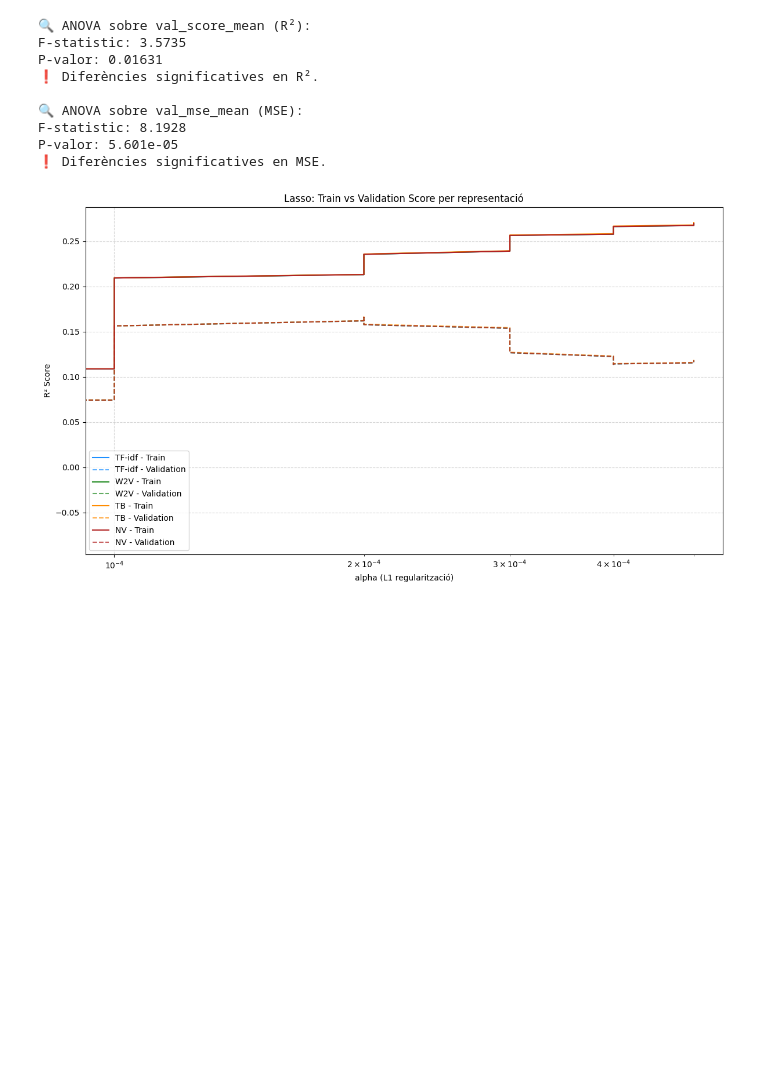
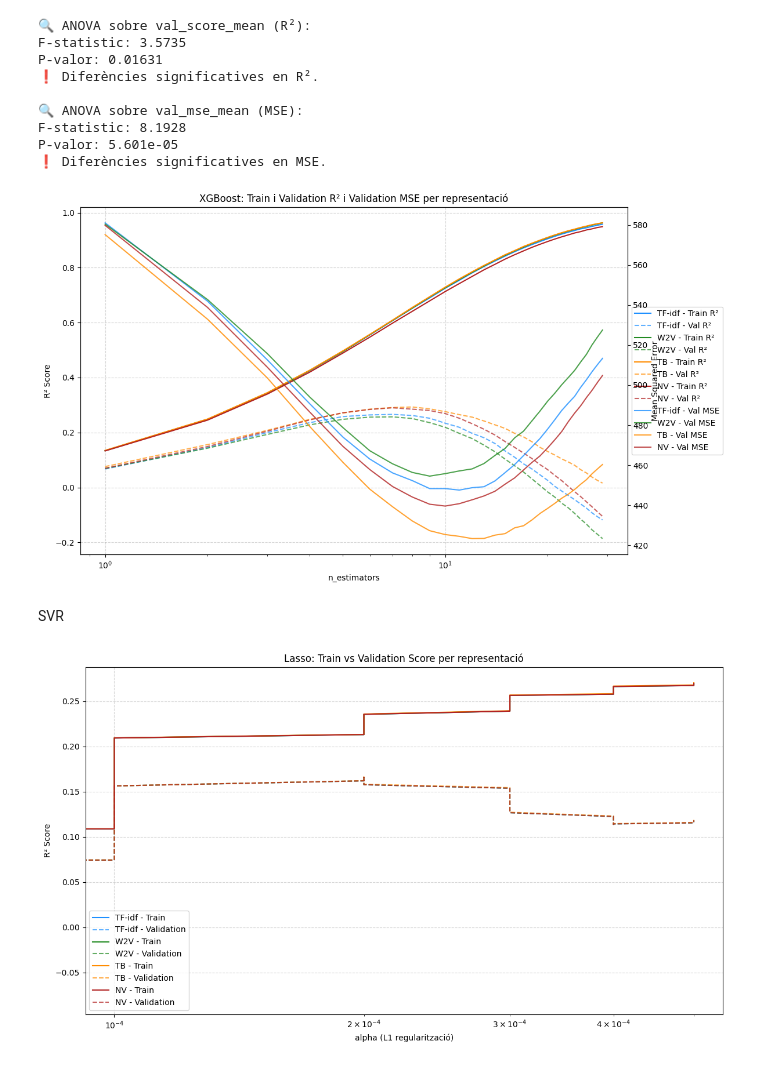
Before and after one commit to Xorii/TFG-Jordi-Capdevila-Transformers, a Jupyter notebook: 05_Ànalisis_resultats.ipynb, the cells around one changed output. Saved outputs shown, nothing was run; the diff lists cells and outputs as text; code cells hidden in the pictures; blank space fills up the shorter version.

```diff
--- a/05_Ànalisis_resultats.ipynb
+++ b/05_Ànalisis_resultats.ipynb
@@ -207,6 +215,60 @@ P-valor: 0.01631
 F-statistic: 8.1928
 P-valor: 5.601e-05
 ❗ Diferències significatives en MSE.
+# %%
+import pandas as pd
+import matplotlib.pyplot as plt
+from scipy.stats import f_oneway
+
+# Diccionari amb fitxers i colors
+models = {
+    'TF-idf': ('data/xgb_TF-idf.pkl', 'dodgerblue'),
+    'W2V':    ('data/xgb_W2V.pkl',    'forestgreen'),
+    'TB':     ('data/xgb_TB.pkl',     'darkorange'),
+    'NV':     ('data/xgb_NV.pkl',     'firebrick')
+}
+
+val_scores_by_model = {}
+val_mse_by_model = {}
+
+fig, ax1 = plt.subplots(figsize=(12, 7))
+ax2 = ax1.twinx()
+
+for name, (path, color) in models.items():
+    df = pd.read_pickle(path)
+    x_axis = df['n_estimators']
+    train_r2 = df['train_score_mean']
+    val_r2 = df['val_score_mean']
+    val_mse = df['val_mse_mean']
+
+    val_scores_by_model[name] = val_r2
+    val_mse_by_model[name] = val_mse
+
+    # Train R²: línia contínua, més clara
+    ax1.plot(x_axis, train_r2, label=f"{name} - Train R²", color=color, linestyle='-')
+    # Val R²: línia discontínua, més fosca
+    ax1.plot(x_axis, val_r2, label=f"{name} - Val R²", color=color, linestyle='--', alpha=0.7)
+    # Val MSE: línia contínua a l'altre eix Y
+    ax2.plot(x_axis, val_mse, label=f"{name} - Val MSE", color=color, linestyle='-', alpha=0.8)
+
+ax1.set_xscale('log')
+ax1.set_xlabel('n_estimators')
+ax1.set_ylabel('R² Score')
+ax2.set_ylabel('Mean Squared Error')
+
+# Llegenda conjunta
+lines_1, labels_1 = ax1.get_legend_handles_labels()
+lines_2, labels_2 = ax2.get_legend_handles_labels()
+ax1.legend(lines_1 + lines_2, labels_1 + labels_2, loc='center left', bbox_to_anchor=(1.0, 0.5))
+
+plt.title('XGBoost: Train i Validation R² i Validation MSE per representació')
+ax1.grid(True, linestyle='--', alpha=0.5)
+plt.tight_layout()
+plt.show()
+# %% [output]
+[figure, added]
+# %% [markdown]
+SVR
 # %%
 import pandas as pd
 import matplotlib.pyplot as plt
```
Also changed, not shown: parts of 6 cells of this notebook, 4 other files.
